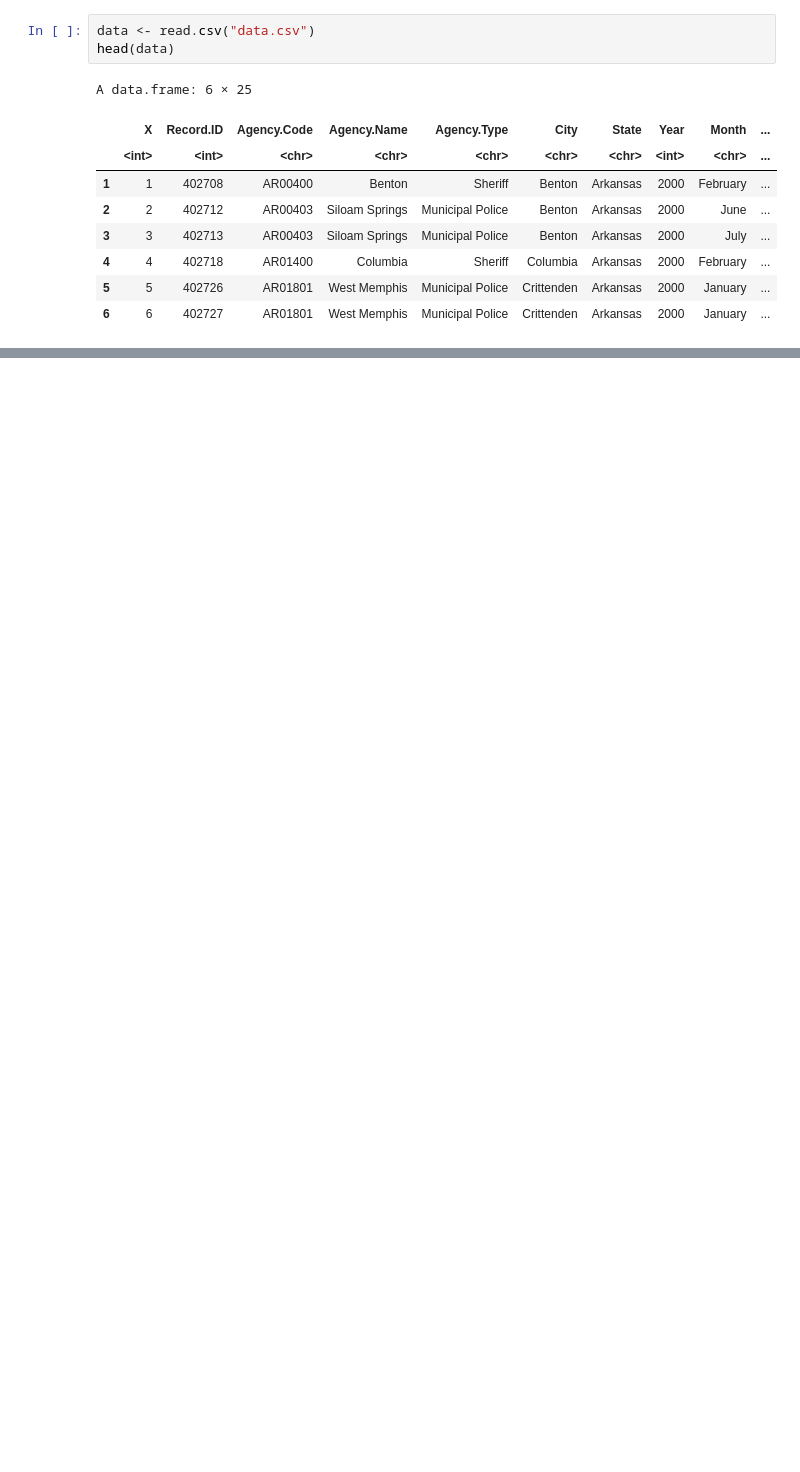
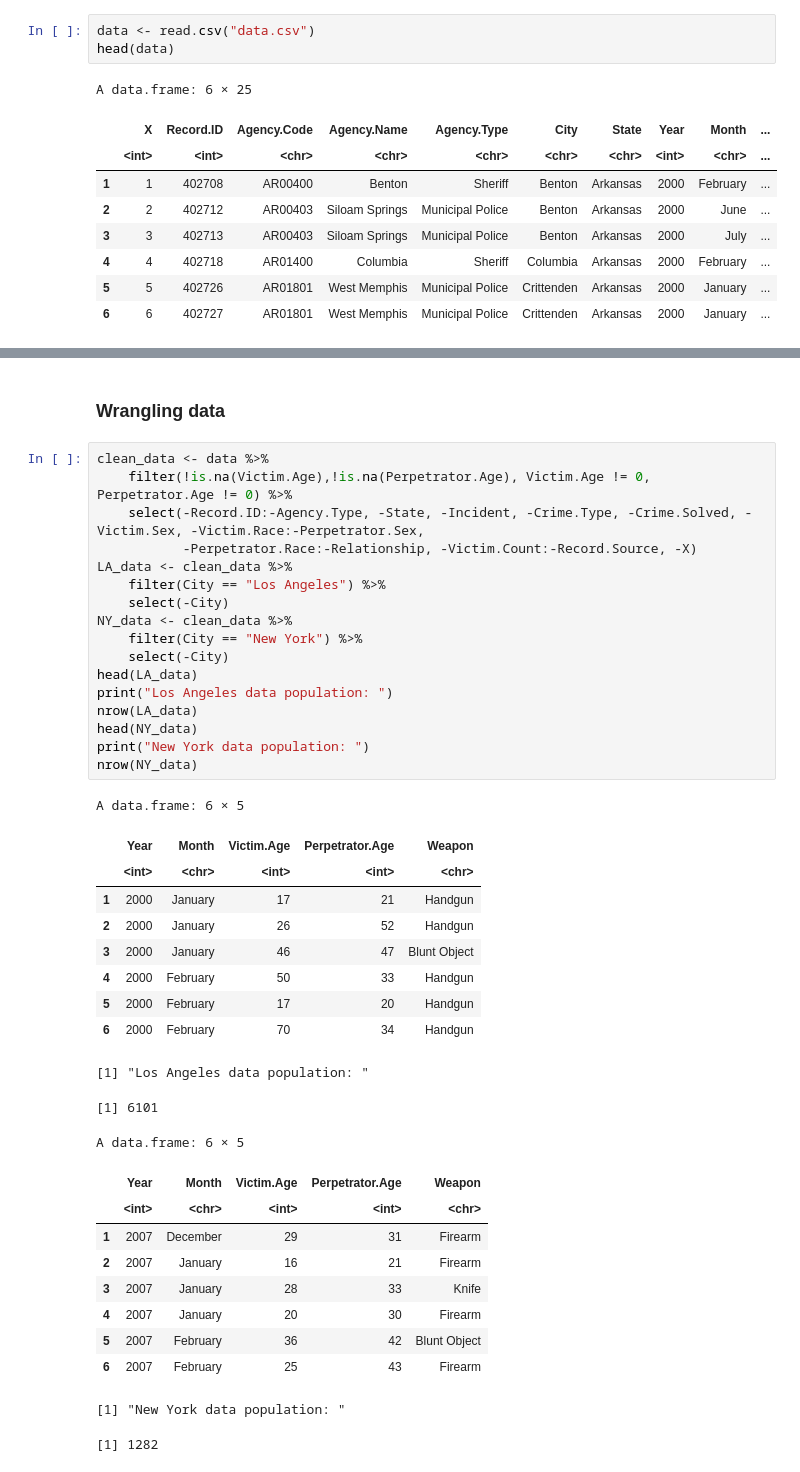
Before and after one commit to RaymondZhang20/DataAnalysis, a Jupyter notebook: Proposal.ipynb, the cells around one changed output, grey strips where cells are left out. Saved outputs shown, nothing was run; the diff lists cells and outputs as text; blank space fills up the shorter version.

```diff
--- a/Proposal.ipynb
+++ b/Proposal.ipynb
@@ -30,0 +70,42 @@ A data.frame: 6 × 25
+# %% [markdown]
+### Wrangling data
+# %%
+clean_data <- data %>%
+    filter(!is.na(Victim.Age),!is.na(Perpetrator.Age), Victim.Age != 0, Perpetrator.Age != 0) %>%
+    select(-Record.ID:-Agency.Type, -State, -Incident, -Crime.Type, -Crime.Solved, -Victim.Sex, -Victim.Race:-Perpetrator.Sex,
+           -Perpetrator.Race:-Relationship, -Victim.Count:-Record.Source, -X)
+LA_data <- clean_data %>%
+    filter(City == "Los Angeles") %>%
+    select(-City)
+NY_data <- clean_data %>%
+    filter(City == "New York") %>%
+    select(-City)
+head(LA_data)
+print("Los Angeles data population: ")
+nrow(LA_data)
+head(NY_data)
+print("New York data population: ")
+nrow(NY_data)
+# %% [output]
+A data.frame: 6 × 5
+|  | Year | Month | Victim.Age | Perpetrator.Age | Weapon |
+|  | <int> | <chr> | <int> | <int> | <chr> |
+| 1 | 2000 | January | 17 | 21 | Handgun |
+| 2 | 2000 | January | 26 | 52 | Handgun |
+| 3 | 2000 | January | 46 | 47 | Blunt Object |
+| 4 | 2000 | February | 50 | 33 | Handgun |
+| 5 | 2000 | February | 17 | 20 | Handgun |
+| 6 | 2000 | February | 70 | 34 | Handgun |
+[1] "Los Angeles data population: "
+[1] 6101
+A data.frame: 6 × 5
+|  | Year | Month | Victim.Age | Perpetrator.Age | Weapon |
+|  | <int> | <chr> | <int> | <int> | <chr> |
+| 1 | 2007 | December | 29 | 31 | Firearm |
+| 2 | 2007 | January | 16 | 21 | Firearm |
+| 3 | 2007 | January | 28 | 33 | Knife |
+| 4 | 2007 | January | 20 | 30 | Firearm |
+| 5 | 2007 | February | 36 | 42 | Blunt Object |
+| 6 | 2007 | February | 25 | 43 | Firearm |
+[1] "New York data population: "
+[1] 1282
```
Also changed, not shown: parts of 16 cells of this notebook.
